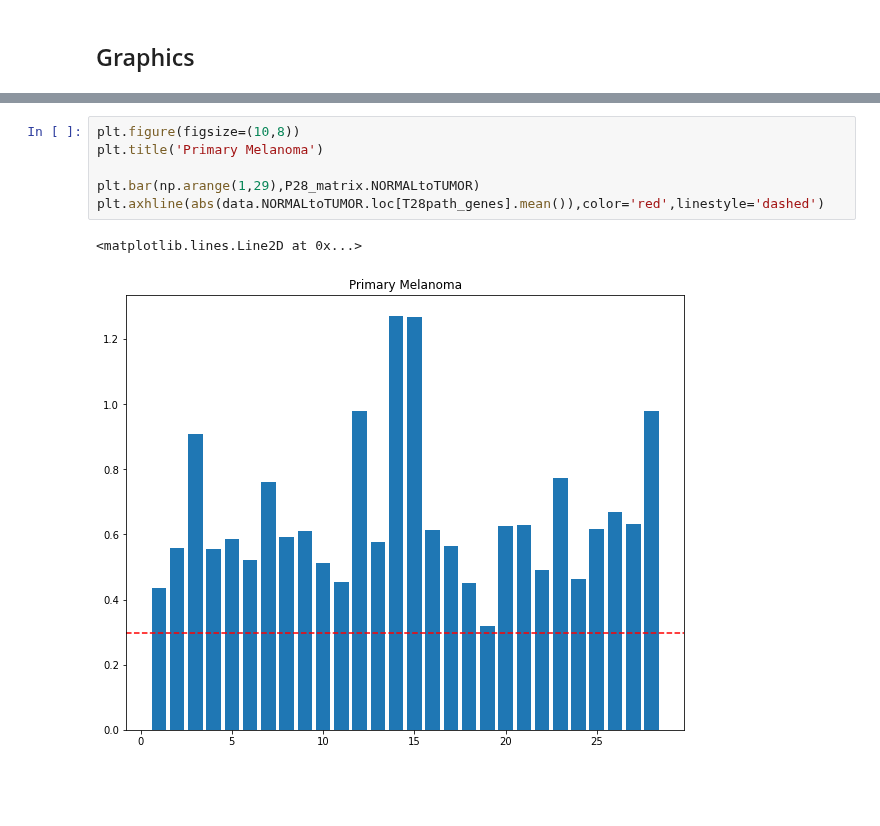
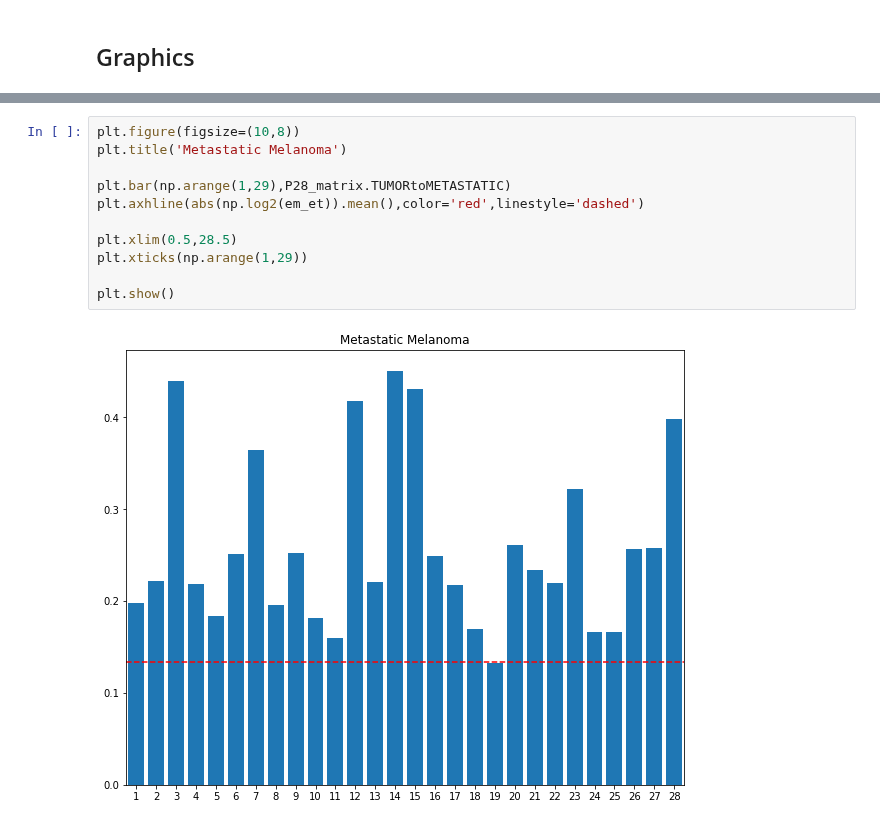
Before and after one commit to SamSaladino/FC-of-Genetic-pathways, a Jupyter notebook: Melanoma_expr_pathways.ipynb, the cells around one changed output, grey strips where cells are left out. Drawn from its saved outputs; the diff is of its cells as text; blank space fills up the shorter version.

Commit message:
Figure 4a

```diff
--- a/Melanoma_expr_pathways.ipynb
+++ b/Melanoma_expr_pathways.ipynb
@@ -153,9 +188,13 @@ array(['ENSG00000005893', 'ENSG00000023287', 'ENSG00000025039', ...,
 # %%
 plt.figure(figsize=(10,8))
-plt.title('Primary Melanoma')
+plt.title('Metastatic Melanoma')
 
-plt.bar(np.arange(1,29),P28_matrix.NORMALtoTUMOR)
-plt.axhline(abs(data.NORMALtoTUMOR.loc[T28path_genes].mean()),color='red',linestyle='dashed')
+plt.bar(np.arange(1,29),P28_matrix.TUMORtoMETASTATIC)
+plt.axhline(abs(np.log2(em_et)).mean(),color='red',linestyle='dashed')
+
+plt.xlim(0.5,28.5)
+plt.xticks(np.arange(1,29))
+
+plt.show()
 # %% [output]
-<matplotlib.lines.Line2D at 0x...>
-[figure, old version]
+[figure, new version]
```
Also changed, not shown: parts of 4 cells of this notebook.
